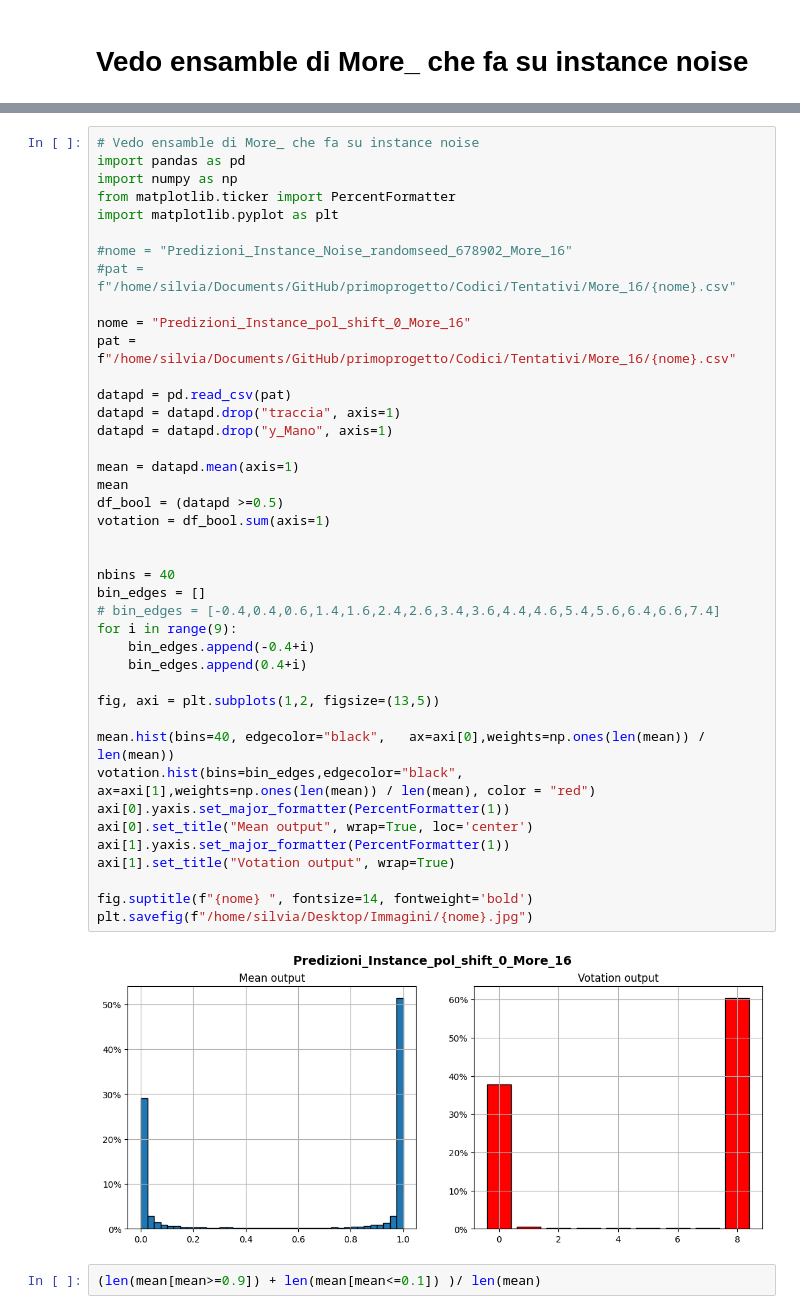
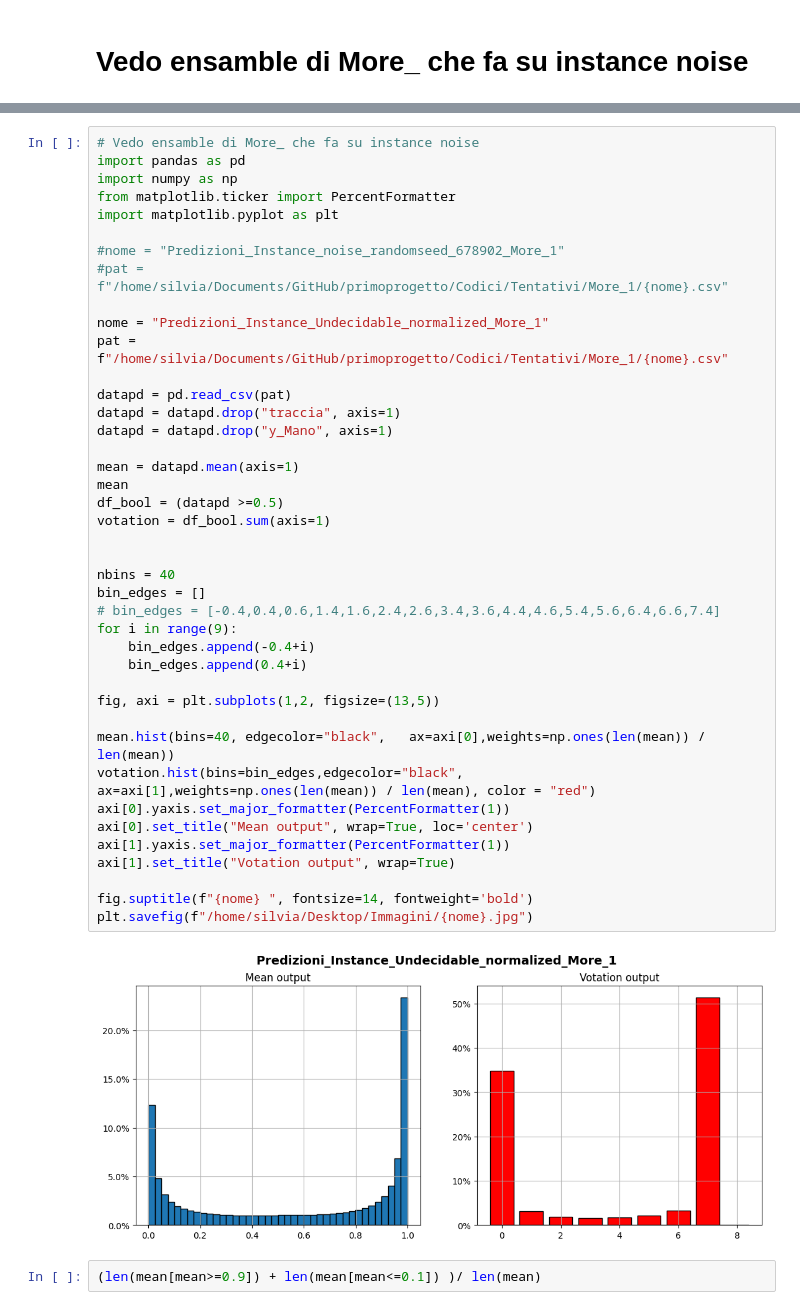
Before and after one commit to Nemenick/primoprogetto, a Jupyter notebook: Codici/_Predizioni_bag_plot.ipynb, the cells around one changed output, grey strips where cells are left out. Cells and saved outputs as stored; diff of their text form.

```diff
--- a/Codici/_Predizioni_bag_plot.ipynb
+++ b/Codici/_Predizioni_bag_plot.ipynb
@@ -479,42 +411,42 @@ import numpy as np
 from matplotlib.ticker import PercentFormatter
 import matplotlib.pyplot as plt
 
-#nome = "Predizioni_Instance_Noise_randomseed_678902_More_16"
-#pat = f"/home/silvia/Documents/GitHub/primoprogetto/Codici/Tentativi/More_16/{nome}.csv"
+#nome = "Predizioni_Instance_noise_randomseed_678902_More_1"
+#pat = f"/home/silvia/Documents/GitHub/primoprogetto/Codici/Tentativi/More_1/{nome}.csv"
 
-nome = "Predizioni_Instance_pol_shift_0_More_16"
-pat = f"/home/silvia/Documents/GitHub/primoprogetto/Codici/Tentativi/More_16/{nome}.csv"
+nome = "Predizioni_Instance_Undecidable_normalized_More_1"
+pat = f"/home/silvia/Documents/GitHub/primoprogetto/Codici/Tentativi/More_1/{nome}.csv"
 
 datapd = pd.read_csv(pat)
 datapd = datapd.drop("traccia", axis=1)
 datapd = datapd.drop("y_Mano", axis=1)
 
 mean = datapd.mean(axis=1)
 mean
 df_bool = (datapd >=0.5)
 votation = df_bool.sum(axis=1)
 
 
 nbins = 40
 bin_edges = []
 # bin_edges = [-0.4,0.4,0.6,1.4,1.6,2.4,2.6,3.4,3.6,4.4,4.6,5.4,5.6,6.4,6.6,7.4]
 for i in range(9):
     bin_edges.append(-0.4+i)
     bin_edges.append(0.4+i)
 
 fig, axi = plt.subplots(1,2, figsize=(13,5))
 
 mean.hist(bins=40, edgecolor="black",   ax=axi[0],weights=np.ones(len(mean)) / len(mean))
 votation.hist(bins=bin_edges,edgecolor="black",   ax=axi[1],weights=np.ones(len(mean)) / len(mean), color = "red")
 axi[0].yaxis.set_major_formatter(PercentFormatter(1))
 axi[0].set_title("Mean output", wrap=True, loc='center')
 axi[1].yaxis.set_major_formatter(PercentFormatter(1))
 axi[1].set_title("Votation output", wrap=True)
 
 fig.suptitle(f"{nome} ", fontsize=14, fontweight='bold')
 plt.savefig(f"/home/silvia/Desktop/Immagini/{nome}.jpg")
 # %% [output]
-[figure, old version]
+[figure, new version]
 # %%
 (len(mean[mean>=0.9]) + len(mean[mean<=0.1]) )/ len(mean)
 # %% [output]
```
Also changed, not shown: parts of 11 cells of this notebook, 3 other files.
